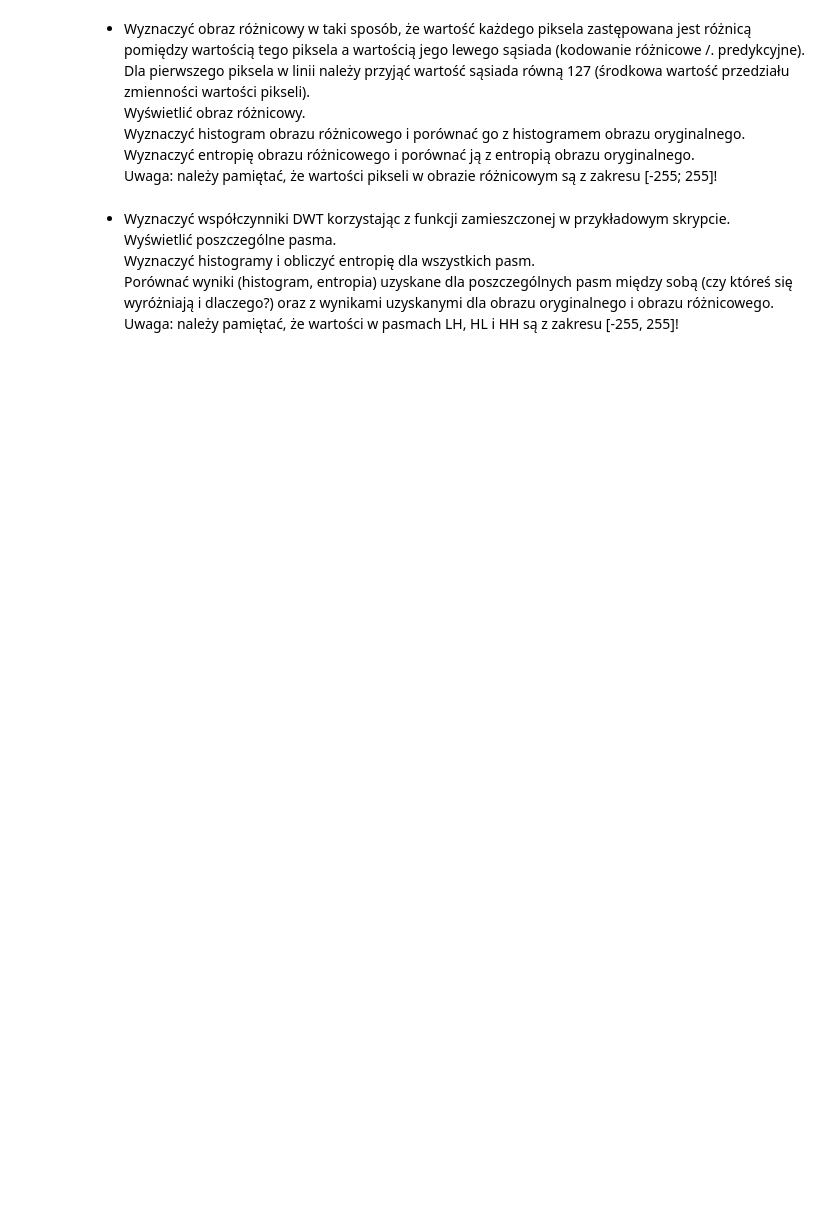
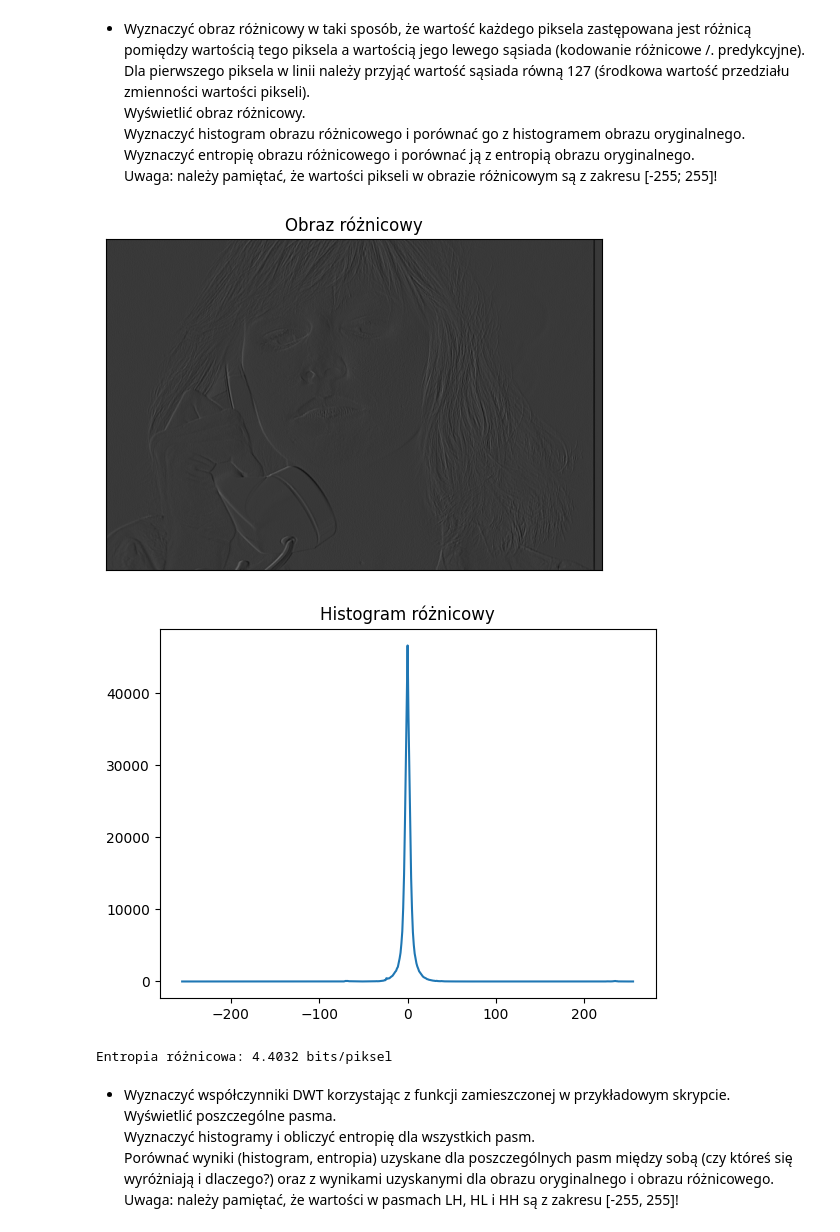
Before and after one commit to Kerciu/WMM_25L, a Jupyter notebook: vision/image-properties/WMM_Kacper_Gorski.ipynb, the cells around one changed output. Drawn from its saved outputs; the diff is of its cells as text; code cells hidden in the pictures; blank space fills up the shorter version.

```diff
--- a/vision/image-properties/WMM_Kacper_Gorski.ipynb
+++ b/vision/image-properties/WMM_Kacper_Gorski.ipynb
@@ -26,10 +26,12 @@ def load_image(path):
     image = cv2.cvtColor(image, cv2.COLOR_BGR2RGB)
     return image
 
-def plt_imshow(img, img_title="image"):
+def plt_imshow(img, img_title="image", cmap = False):
     plt.figure()
     plt.title(img_title)
-    plt.imshow(img)
+    if cmap:
+        plt.imshow(img, cmap=cmap)
+    else: plt.imshow(img)
     plt.xticks([]), plt.yticks([])
     plt.show()
 
@@ -53,6 +55,13 @@ image, wymiary: (480, 720, 3), typ danych: uint8, wartości: 15 - 253
 # %% [markdown]
 - Obliczyć entropię obrazu wejściowego.
 # %%
+def scale_for_display(img, is_dwt=False):
+    """Normalizacja obrazu do wyświetlania"""
+    if is_dwt:
+        img_abs = np.abs(img)
+        return cv2.normalize(img_abs, None, 0, 255, cv2.NORM_MINMAX, dtype=cv2.CV_8U)
+    return cv2.normalize(img, None, 0, 255, cv2.NORM_MINMAX, dtype=cv2.CV_8U)
+
 hist_mono = cv2.calcHist([image_mono], [0], None, [256], [0, 256]).flatten()
 mono_entropy = calc_entropy(hist_mono)
 print("Entropia obrazu monochromatycznego: ", mono_entropy)
@@ -67,6 +76,31 @@ Wyświetlić obraz różnicowy.
 Wyznaczyć histogram obrazu różnicowego i porównać go z histogramem obrazu oryginalnego.
 Wyznaczyć entropię obrazu różnicowego i porównać ją z entropią obrazu oryginalnego.
 Uwaga: należy pamiętać, że wartości pikseli w obrazie różnicowym są z zakresu [-255; 255]!
+# %%
+def create_diff_image(img):
+    PIXEL_VALUE = 127
+
+    diff = np.zeros_like(img, dtype=np.int16)
+    diff[:,0] = img[:,0] - PIXEL_VALUE
+    diff[:,1:] = img[:,1:].astype(np.int16) - img[:,:-1].astype(np.int16)
+    return diff
+
+image_diff = create_diff_image(image_mono)
+
+plt_imshow(scale_for_display(image_diff), "Obraz różnicowy", "gray")
+
+hist_diff = cv2.calcHist([image_diff.astype(np.float32)], [0], None, [511], [-255, 256]).flatten()
+plt.figure()
+plt.plot(np.linspace(-255, 255, 511), hist_diff)
+plt.title("Histogram różnicowy")
+plt.show()
+
+diff_entropy = calc_entropy(hist_diff)
+print(f"Entropia różnicowa: {diff_entropy:.4f} bits/piksel")
+# %% [output]
+[figure, added]
+[figure, added]
+Entropia różnicowa: 4.4032 bits/piksel
 # %% [markdown]
 - Wyznaczyć współczynniki DWT korzystając z funkcji zamieszczonej w przykładowym skrypcie.
 Wyświetlić poszczególne pasma.
```
Also changed, not shown: parts of 7 cells of this notebook.
